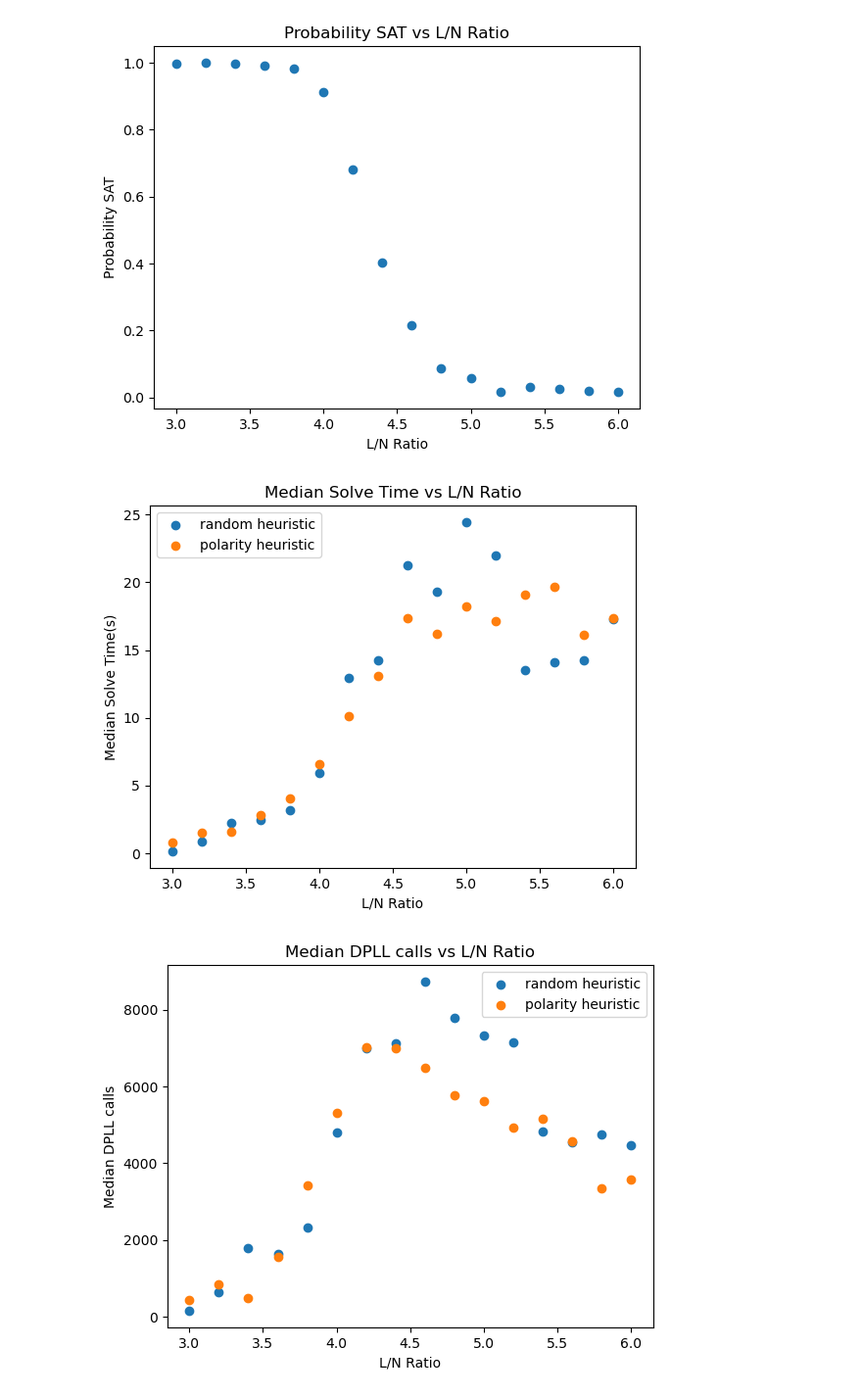
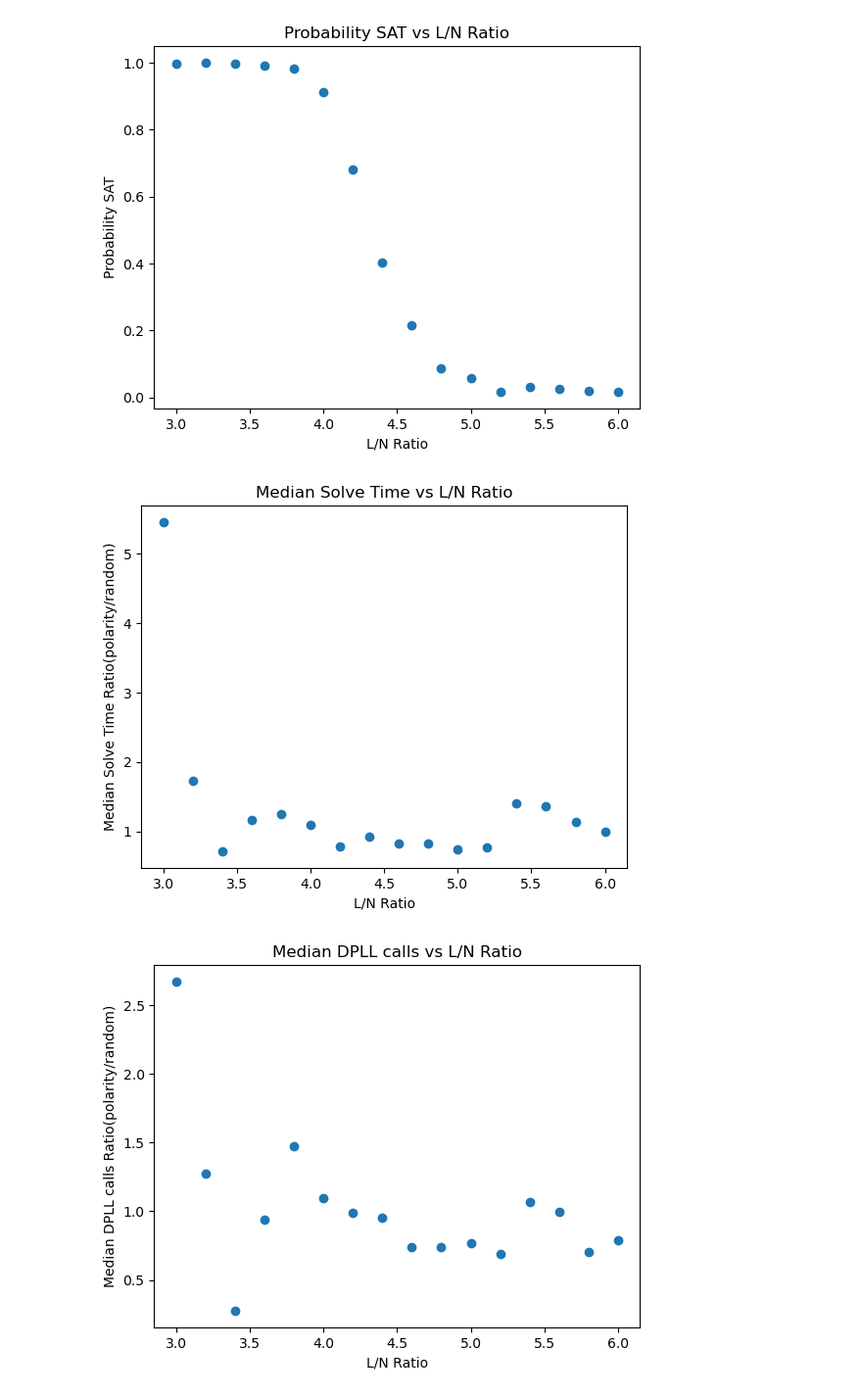
Before and after one commit to Gmontes01/SAT_solver_project, a Jupyter notebook: Experiment.ipynb, the cells around one changed output. Shown: that part at 98% size. Drawn from its saved outputs; the diff is of its cells as text; code cells hidden in the pictures.

```diff
--- a/Experiment.ipynb
+++ b/Experiment.ipynb
@@ -257,43 +257,41 @@ df_polarity_calls = df_polarity_grouped['DPLL calls'].median()
 df_random_time = df_random_grouped['solve time'].median()
 df_polarity_time = df_polarity_grouped['solve time'].median()
 df_random_props = df_random_grouped['propositions'].mean()
 df_polarity_props = df_polarity_grouped['propositions'].mean()
 LN_ratios = []
 prop_ratio = []
 calls_random = []
 calls_polarity = []
 time_random = []
 time_polarity = []
 for i in range(16):
     LN_ratio = i*0.2 + 3
     LN_ratios.append(LN_ratio)
     calls_random.append(df_random_calls[LN_ratio])
     calls_polarity.append(df_polarity_calls[LN_ratio])
     time_random.append(df_random_time[LN_ratio])
     time_polarity.append(df_polarity_time[LN_ratio])
     prop_ratio.append(df_polarity_props[LN_ratio]/df_random_props[LN_ratio])
-plt.scatter(LN_ratios, time_random, label='random heuristic')
-plt.scatter(LN_ratios,time_polarity, label = 'polarity heuristic')
-plt.legend()
+plt.scatter(LN_ratios,np.array(time_polarity)/np.array(time_random))
+
 plt.xlabel("L/N Ratio")
-plt.ylabel("Median Solve Time(s)")
+plt.ylabel("Median Solve Time Ratio(polarity/random)")
 plt.title("Median Solve Time vs L/N Ratio")
 plt.show()
-plt.scatter(LN_ratios, calls_random, label='random heuristic')
-plt.scatter(LN_ratios,calls_polarity, label = 'polarity heuristic')
-plt.legend()
+plt.scatter(LN_ratios,np.array(calls_polarity)/np.array(calls_random))
+
 plt.xlabel("L/N Ratio")
-plt.ylabel("Median DPLL calls")
+plt.ylabel("Median DPLL calls Ratio(polarity/random)")
 plt.title("Median DPLL calls vs L/N Ratio")
 plt.show()
 plt.xlabel("L/N Ratio")
 plt.ylabel("Polarity Propositions/Random Propositions")
 plt.title("Polarity to Random Proposition Ratio vs L/N Ratio")
 plt.scatter(LN_ratios,prop_ratio)
 plt.show()
 # %% [output]
-[figure, old version]
+[figure, new version]
-[figure, old version]
+[figure, new version]
 [figure]
 # %%
 df_two_clause_sample = df_two_clause
```
Also changed, not shown: parts of 1 cell of this notebook.
